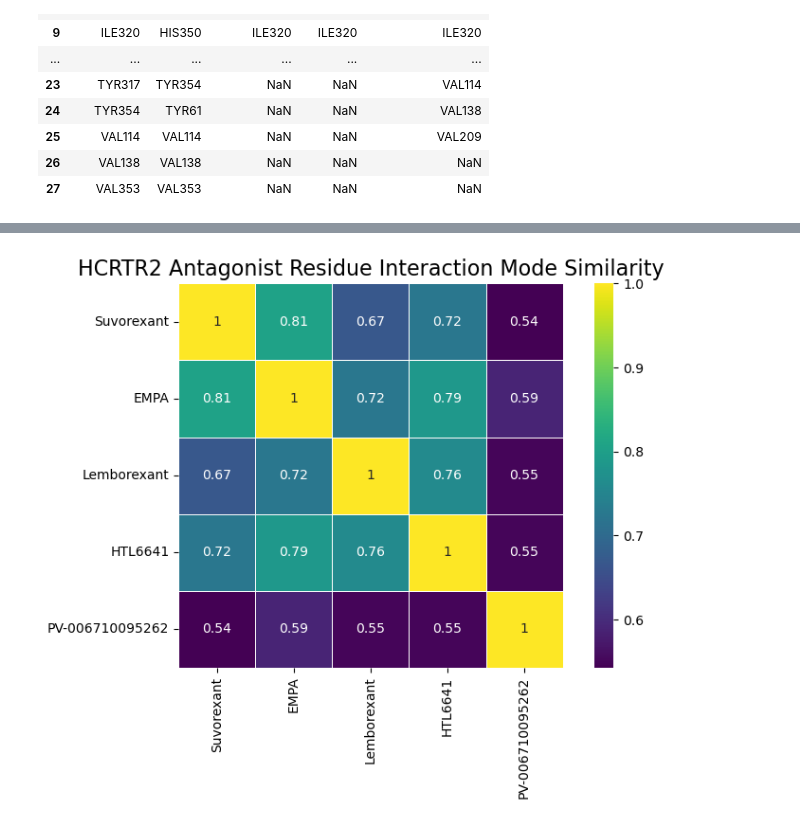
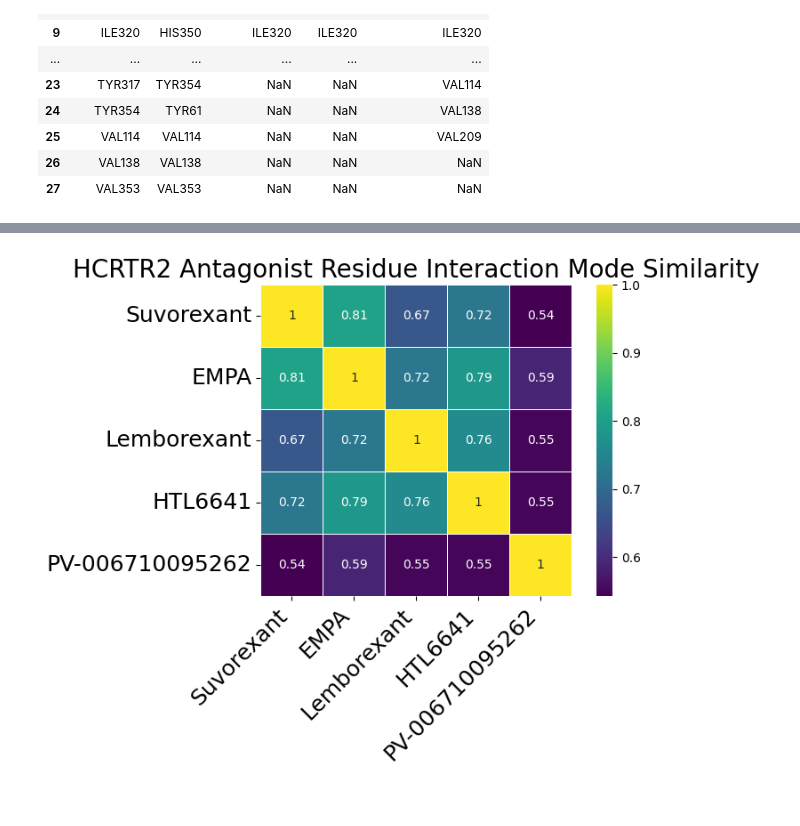
Before and after one commit to toadlover/ginsparg_thymelab_thesis, a Jupyter notebook: jupyter_notebooks/figure_making/antagonists_and_drug27_nearby_residue_heatmap_analysis.ipynb, the cells around one changed output, grey strips where cells are left out. Cells and saved outputs as stored; diff of their text form; code cells hidden in the pictures.

```diff
--- a/jupyter_notebooks/figure_making/antagonists_and_drug27_nearby_residue_heatmap_analysis.ipynb
+++ b/jupyter_notebooks/figure_making/antagonists_and_drug27_nearby_residue_heatmap_analysis.ipynb
@@ -76,12 +109,16 @@ for drug in drugs:
 # %%
 # Plot the heatmap
 plt.figure(figsize=(8, 6))
 sns.heatmap(similarity_matrix, cmap="viridis", annot=True, cbar=True, square=True,
             linewidths=0.5, linecolor="white")
-plt.title("HCRTR2 Antagonist Residue Interaction Mode Similarity", fontsize=16)
+plt.title("HCRTR2 Antagonist Residue Interaction Mode Similarity", fontsize=20)
 #plt.xlabel("Drugs", fontsize=14)
 #plt.ylabel("Drugs", fontsize=14)
+
+plt.xticks(rotation=45, ha="right", fontsize=18)
+plt.yticks(rotation=0, ha="right", fontsize=18)
+
 plt.tight_layout()
 plt.show()
 # %% [output]
-[figure, old version]
+[figure, new version]
```
Also changed, not shown: parts of 3 cells of this notebook, 1 other file.
